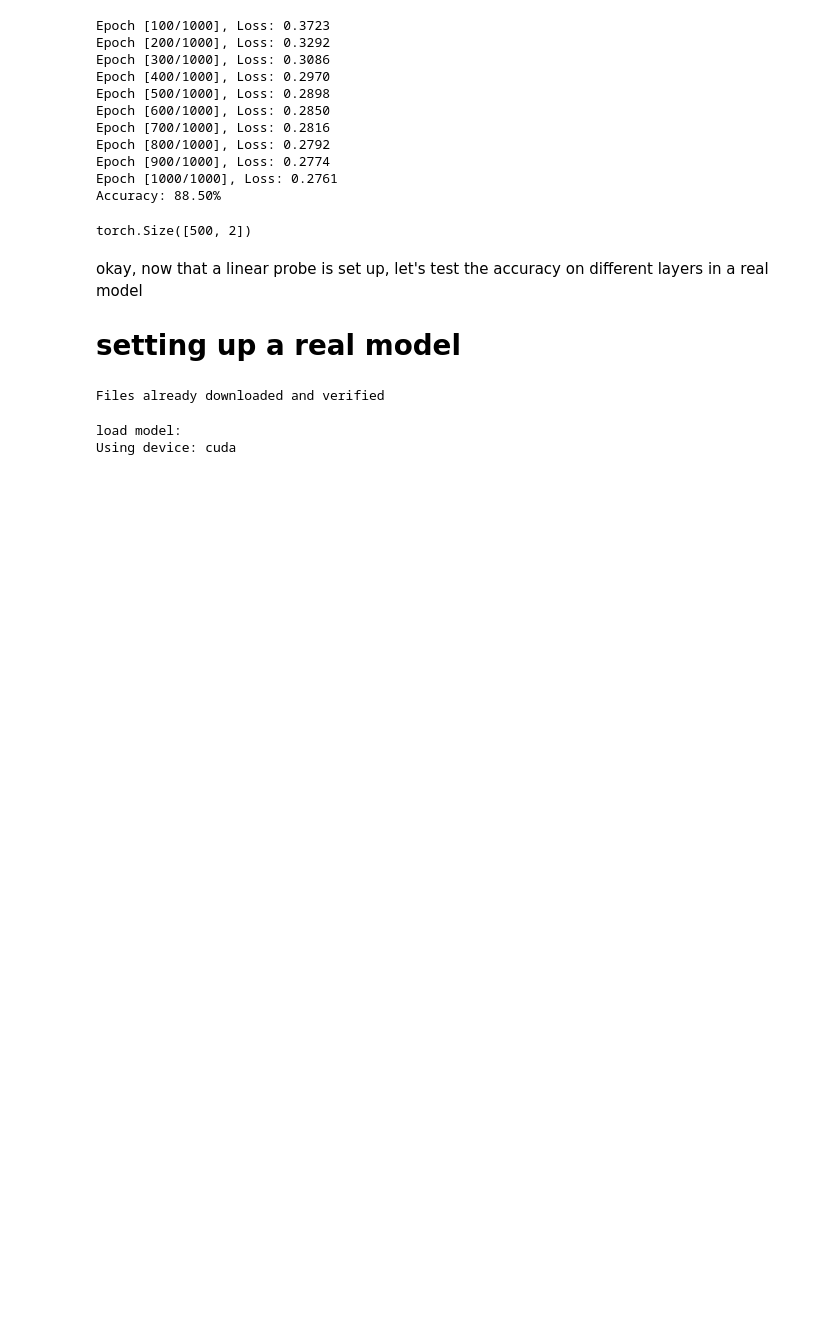
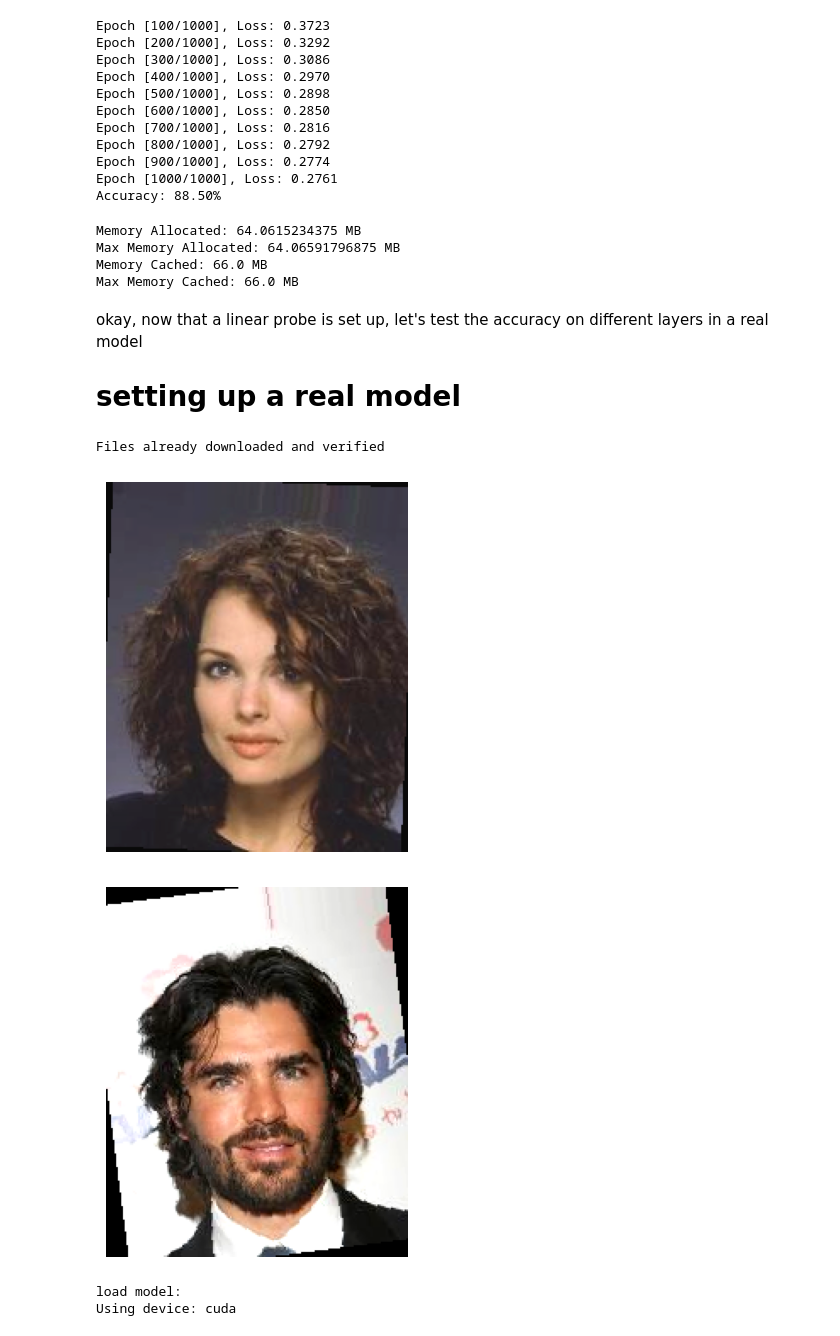
Before and after one commit to RoyRin/ripple_bench, a Jupyter notebook: notebooks/LEACE_explore.ipynb, the cells around one changed output. Saved outputs shown, nothing was run; the diff lists cells and outputs as text; code cells hidden in the pictures; blank space fills up the shorter version.

```diff
--- a/notebooks/LEACE_explore.ipynb
+++ b/notebooks/LEACE_explore.ipynb
@@ -207,7 +184,3 @@ Epoch [800/1000], Loss: 0.2792
 Epoch [900/1000], Loss: 0.2774
 Epoch [1000/1000], Loss: 0.2761
 Accuracy: 88.50%
-# %%
-X1.shape
-# %% [output]
-torch.Size([500, 2])
@@ -244,3 +187,12 @@ if False:
+# %%
+# check memory usage
+
+check_memory()
+# %% [output]
+Memory Allocated: 64.0615234375 MB
+Max Memory Allocated: 64.06591796875 MB
+Memory Cached: 66.0 MB
+Max Memory Cached: 66.0 MB
 # %% [markdown]
 okay, now that a linear probe is set up, let's test the accuracy on different layers in a real model
 # setting up a real model
@@ -335,35 +287,37 @@ transform = transforms.Compose([
     #transforms.Resize((IMAGE_SIZE, IMAGE_SIZE)),
     transforms.RandomHorizontalFlip(),  # Augmentation: Flip images randomly
     transforms.RandomRotation(10),  # Augmentation: Small rotations
     transforms.ColorJitter(brightness=0.2, contrast=0.2, saturation=0.2),  # Color jittering
     transforms.ToTensor(),
     transforms.Normalize(mean=[0.5, 0.5, 0.5], std=[0.5, 0.5, 0.5])
 ])
 
 #train_dataset = CelebA(root=DATA_DIR, split="train", transform=transform, download=True, target_type="attr")
 val_dataset = CelebA(root=DATA_DIR, split="valid", transform=transform, download=True, target_type="attr")
 
 
 BATCH_SIZE= 1024
 
 #train_loader = DataLoader(train_dataset, batch_size=BATCH_SIZE, shuffle=True, num_workers=NUM_WORKERS)
 val_loader = DataLoader(val_dataset, batch_size=BATCH_SIZE, shuffle=False, num_workers=4)
 
 
 
 from unlearning import plotting
 reload(plotting)
 
-pos_index = pos_indices[0]
-neg_index = neg_indices[0]
+pos_index = 0
+neg_index = 1
 
 image_ = val_dataset[pos_index][0]
 plotting.show_image(image_)
 
 image_ = val_dataset[neg_index][0]
 plotting.show_image(image_)
 # %% [output]
 Files already downloaded and verified
+[figure, added]
+[figure, added]
 # %%
 print(f"load model:")
 DEVICE = torch.device("cuda" if torch.cuda.is_available() else "cpu")
```
Also changed, not shown: parts of 29 cells of this notebook, 4 other files.
